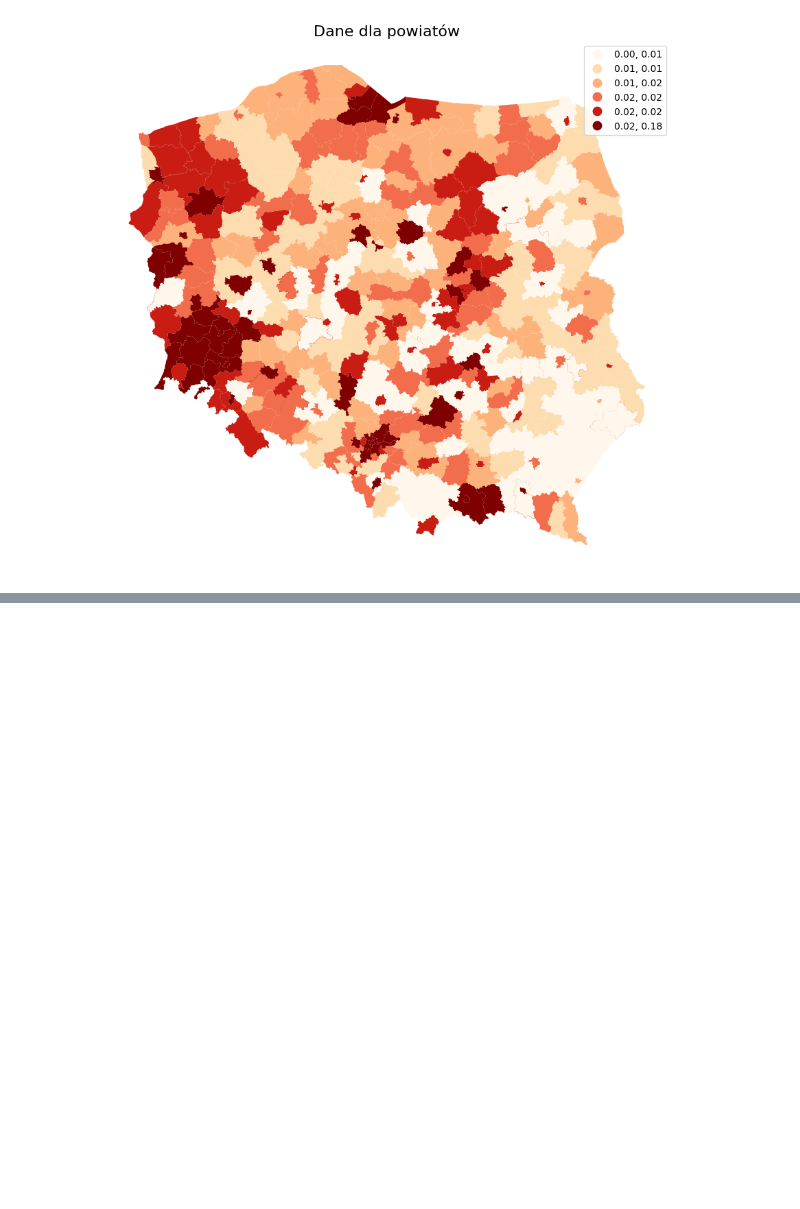
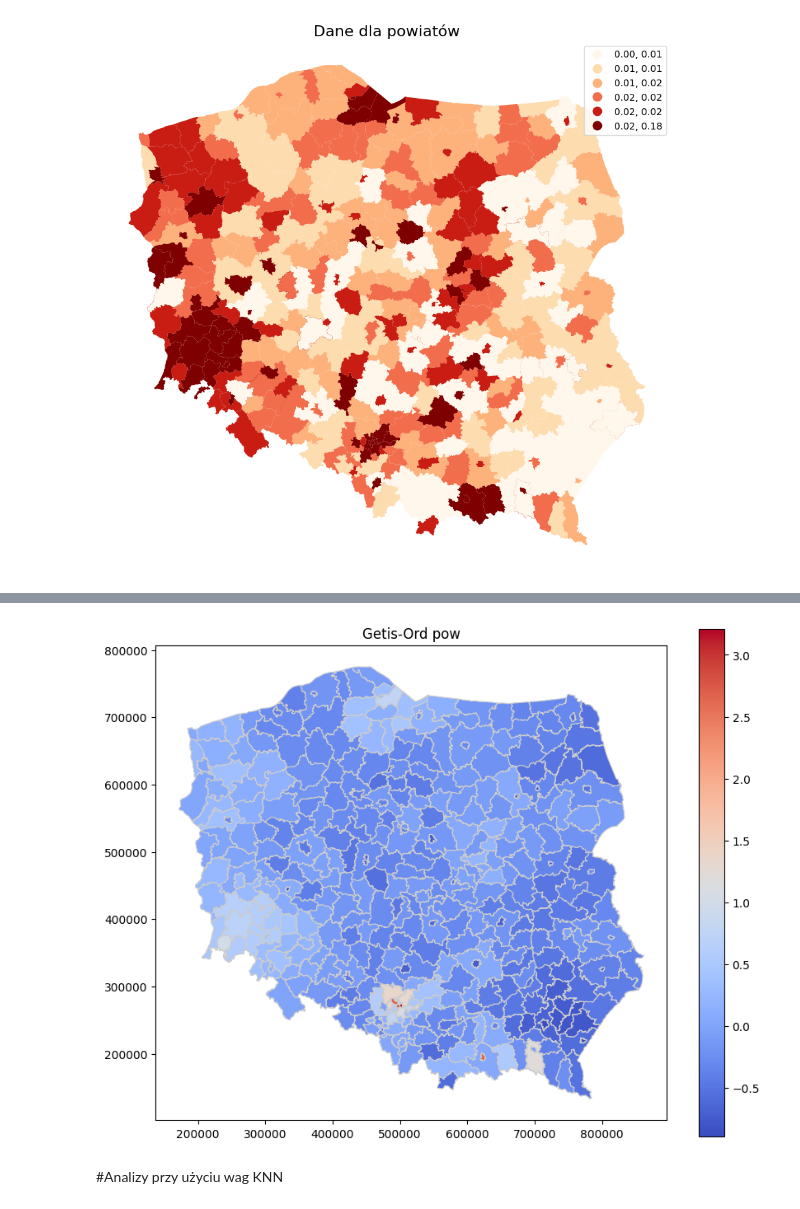
Before and after one commit to Psylo1226/Spatial-econometrics, a Jupyter notebook: Projekt_2/Projekt_2.ipynb, the cells around one changed output, grey strips where cells are left out. Cells and saved outputs as stored; diff of their text form; code cells hidden in the pictures; blank space fills up the shorter version.

```diff
--- a/Projekt_2/Projekt_2.ipynb
+++ b/Projekt_2/Projekt_2.ipynb
@@ -279,0 +361,3 @@ plt.show()
+# %%
+g_local_pow = G_Local(y, w)
+print("Local G* values:", g_local_pow.Zs)
@@ -279,0 +403,12 @@ plt.show()
+# %%
+merged_pow['GetisOrd_G_Z'] = g_local_pow.Zs
+
+# Plot Getis-Ord G* Z-scores
+fig, ax = plt.subplots(1, figsize=(10, 8))
+merged_pow.plot(column='GetisOrd_G_Z', cmap='coolwarm', linewidth=0.8, ax=ax, edgecolor='0.8', legend=True)
+plt.title("Getis-Ord pow")
+plt.show()
+# %% [output]
+[figure, added]
+# %% [markdown]
+#Analizy przy użyciu wag KNN
```
Also changed, not shown: parts of 28 cells of this notebook.
